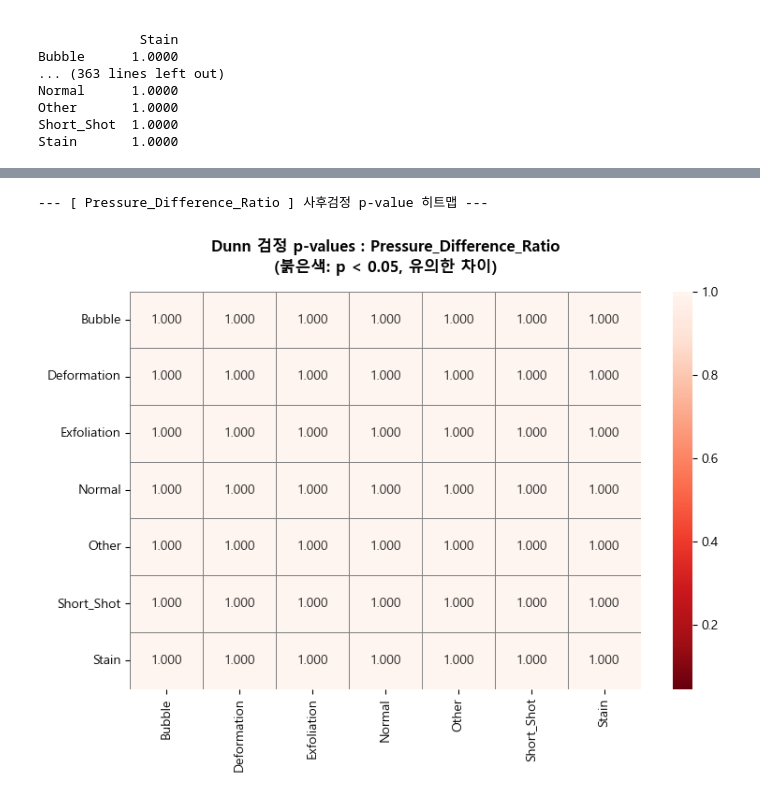
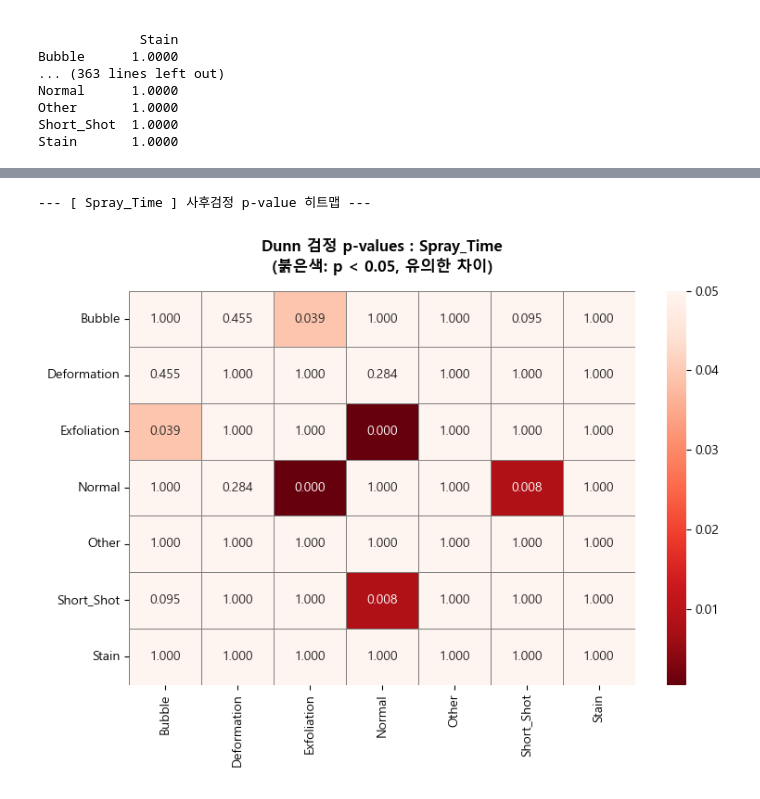
Before and after one commit to heeso0908/hotsix, a Jupyter notebook: notebooks/김재천/statistics_all_iv_vif.ipynb, the cells around one changed output, grey strips where cells are left out. Drawn from its saved outputs; the diff is of its cells as text; code cells hidden in the pictures.

```diff
--- a/notebooks/김재천/statistics_all_iv_vif.ipynb
+++ b/notebooks/김재천/statistics_all_iv_vif.ipynb
@@ -315,22 +345,3 @@ display(vif_df)
 | 2 | Velocity_3 | 1735.2914 |
 | 3 | High_Velocity | 2919.7396 |
 | 4 | Pressure_Difference_Ratio | 2852.4144 |
-# %%
-# 결함 컬럼들의 리스트
-defect_columns = [
-    'Short_Shot_1', 'Bubble_1', 'Exfoliation_1', 'Blow_Hole_1', 'Stain_1',
-    'Dent_1', 'Deformation_1', 'Contamination_1', 'Impurity_1', 'Crack_1',
-    'Scratch_1', 'Buring_Mark_1', 'Inclusions_1', 'Short_Shot_2',
-    'Bubble_2', 'Exfoliation_2', 'Blow_Hole_2', 'Stain_2', 'Dent_2',
-    'Deformation_2', 'Contamination_2', 'Impurity_2', 'Crack_2',
-    'Scratch_2', 'Buring_Mark_2', 'Inclusions_2'
-]
-
-# 마스킹
-has_defect = (type1_df[defect_columns] > 0).any(axis=1)
-
-type1_df['Defect_Status'] = np.where(has_defect, 0, 1)
-
-# 결과 확인
-print(type1_df['Defect_Status'].value_counts())
-print(type1_df['Defect_Status'].value_counts(normalize=True))
@@ -778,7 +780,7 @@ import numpy as np
 # 위에서 사후검정을 돌렸던 independent_columns 중,
 # 보고자 하는 특정 변수(col)를 하나 골라서 시각화하는 예시입니다.
 # 여기서는 independent_columns의 첫 번째 변수를 예시로 가져옵니다.
-col_to_visualize = independent_columns[19] # 원하는 변수로 변경 가능 (예: 'Velocity_1', 'Cycle_Time' 등)
+col_to_visualize = independent_columns[10] # 원하는 변수로 변경 가능 (예: 'Velocity_1', 'Cycle_Time' 등)
 
 print(f'\n--- [ {col_to_visualize} ] 사후검정 p-value 히트맵 ---')
 
@@ -788,32 +790,32 @@ valid_df = valid_df[valid_df['Defect_Type'].isin(defect_types)]
 
 
 dunn_matrix = sp.posthoc_dunn(
     valid_df,
     val_col=col_to_visualize,
     group_col='Defect_Type',
     p_adjust='bonferroni'
 )
 
 # 히트맵 그리기
 plt.figure(figsize=(8, 6))
 
 # 0.05 기준선 강조를 위해 마스킹 처리 (선택사항)
 # p-value가 0.05 미만인 곳은 색을 칠하고, 0.05 이상인 곳은 하얗게 둡니다.
 # sns.heatmap의 파라미터로 mask를 쓰거나 색상 팔레트를 조절합니다.
 
 # 색상맵 설정 (p-value는 작을수록 유의함 -> 작은 값을 붉은색으로 강조)
 # 0에 가까우면 진한 빨강, 0.05를 넘어가면 하얀색(파란색)으로 표현
 cmap = sns.color_palette("Reds_r", as_cmap=True) # Reds_r 은 빨간색을 뒤집어 0에 가까울수록 진하게
 
 # annot=True 로 숫자 표시, fmt='.3f' 로 소수점 3자리 표시
 ax = sns.heatmap(dunn_matrix, annot=True, cmap=cmap, fmt=".3f",
                     vmax=0.05,  # 0.05를 최대치로 잡아 그 이상은 유의하지 않은 것으로 처리
                     linewidths=0.5, linecolor='gray')
 
 plt.title(f"Dunn 검정 p-values : {col_to_visualize}\n(붉은색: p < 0.05, 유의한 차이)",
             fontweight='bold', pad=15)
 plt.tight_layout()
 plt.show()
 # %% [output]
---- [ Pressure_Difference_Ratio ] 사후검정 p-value 히트맵 ---
+--- [ Spray_Time ] 사후검정 p-value 히트맵 ---
-[figure, old version]
+[figure, new version]
```
Also changed, not shown: parts of 9 cells of this notebook, 1 other file.
